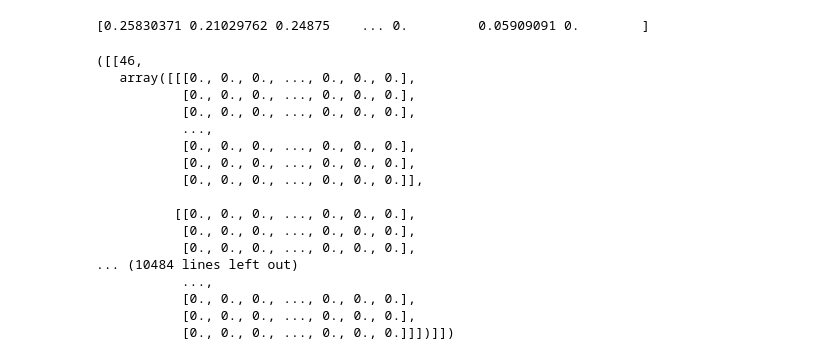
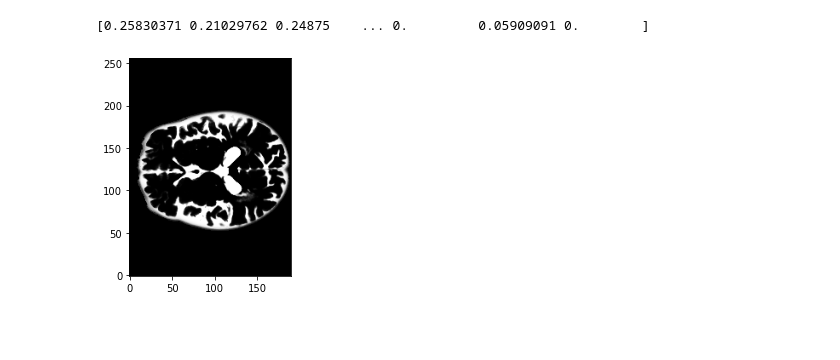
Before and after one commit to ellenwang1/ew-honoursthesis, a Jupyter notebook: Code/Untitled1.ipynb, the cells around one changed output. Cells and saved outputs as stored; diff of their text form; code cells hidden in the pictures; blank space fills up the shorter version.

Commit message:
rm thresholds + generate data from given

```diff
--- a/Code/Untitled1.ipynb
+++ b/Code/Untitled1.ipynb
@@ -697,7 +753,7 @@ def probability_tissue_maps(tissue_maps):
                 data = img.get_fdata()
                 Data_list.append(file_id)
                 Data_list.append(data)
-                WM.append(Data_list)
+                GM.append(Data_list)
             if file.find("WM"):
                 Data_list = []
                 file_id = int(re.search(r'\d+', file)[0])
@@ -706,25 +762,15 @@ def probability_tissue_maps(tissue_maps):
                 data = img.get_fdata()
                 Data_list.append(file_id)
                 Data_list.append(data)
-                GM.append(Data_list)
+                WM.append(Data_list)
+        break
     return CSF, WM, GM
-probability_tissue_maps(tissue_maps)
+CSF, WM, GM = probability_tissue_maps(tissue_maps)
-# %% [output]
-([[46,
-   array([[[0., 0., 0., ..., 0., 0., 0.],
-           [0., 0., 0., ..., 0., 0., 0.],
-           [0., 0., 0., ..., 0., 0., 0.],
-           ...,
-           [0., 0., 0., ..., 0., 0., 0.],
-           [0., 0., 0., ..., 0., 0., 0.],
-           [0., 0., 0., ..., 0., 0., 0.]],
-
-          [[0., 0., 0., ..., 0., 0., 0.],
-           [0., 0., 0., ..., 0., 0., 0.],
-           [0., 0., 0., ..., 0., 0., 0.],
-... (10484 lines left out)
-           ...,
-           [0., 0., 0., ..., 0., 0., 0.],
-           [0., 0., 0., ..., 0., 0., 0.],
-           [0., 0., 0., ..., 0., 0., 0.]]])]])
+# %%
+input_image = WM[0][1][:, 150, :]*255
+input_image = input_image.astype('uint8')
+plt.imshow(input_image, cmap="gray", origin="lower")
+plt.show()
+# %% [output]
+[figure, added]
 # %%
```
Also changed, not shown: parts of 16 cells of this notebook, 2 other files.
